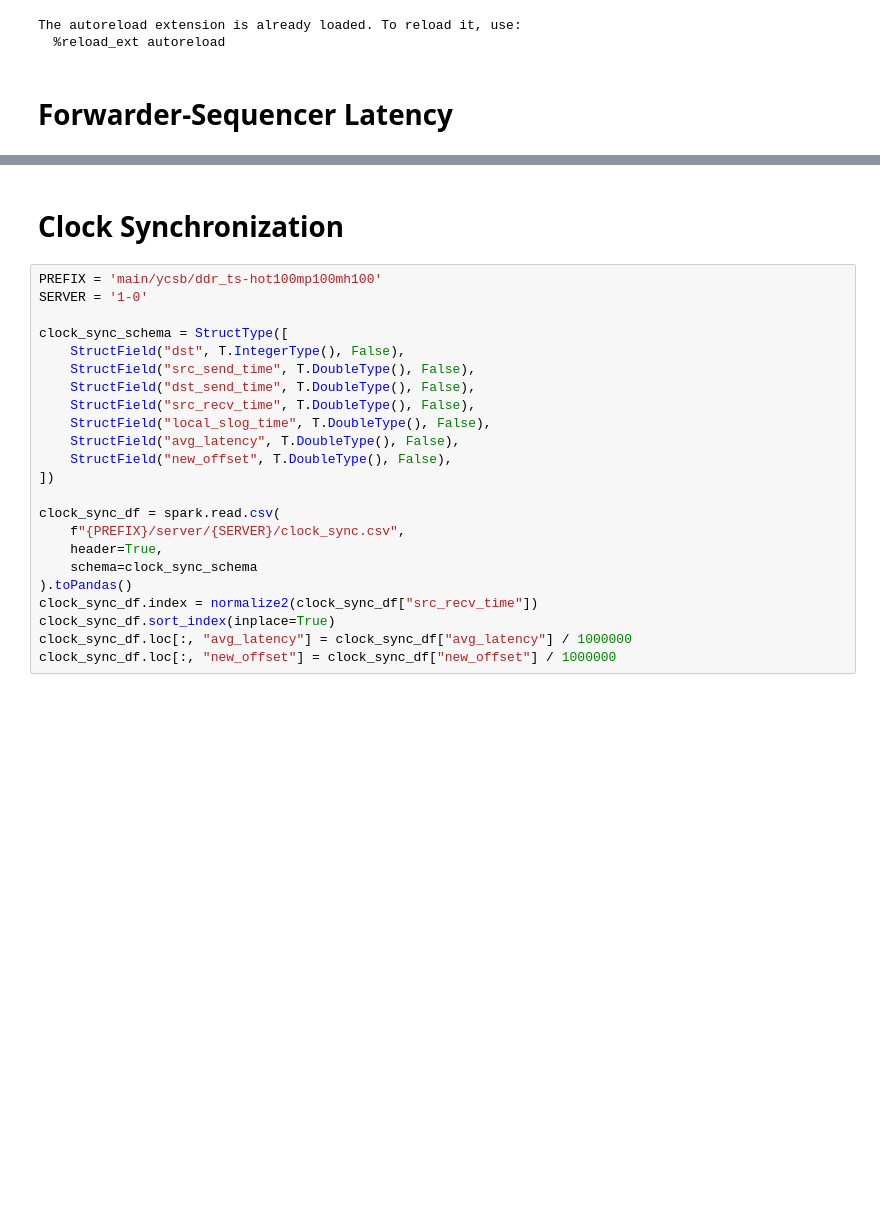
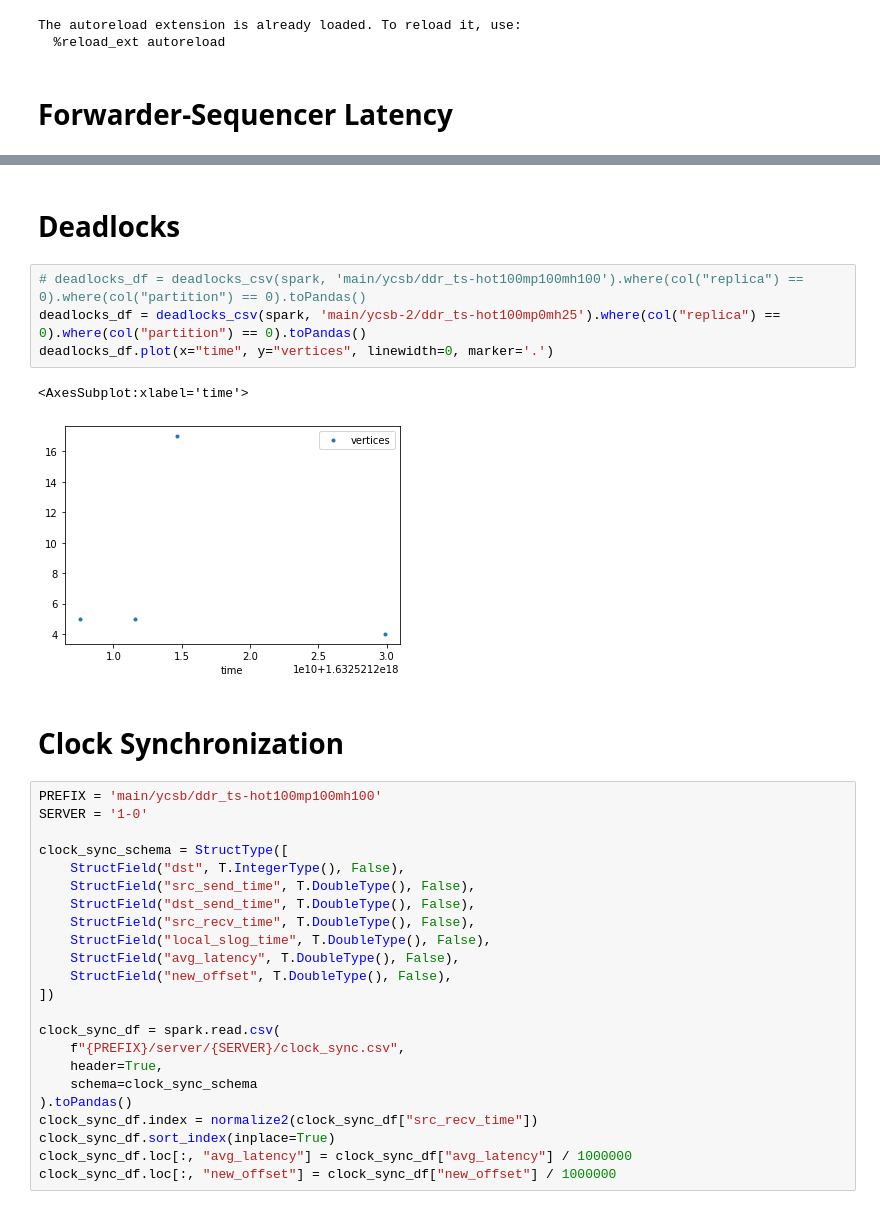
Before and after one commit to umd-dslam/DetockAnalysis, a Jupyter notebook: Other.ipynb, the cells around one changed output, grey strips where cells are left out. Cells and saved outputs as stored; diff of their text form; blank space fills up the shorter version.

```diff
--- a/Other.ipynb
+++ b/Other.ipynb
@@ -99,3 +109,12 @@ plt.tight_layout()
+# %% [markdown]
+# Deadlocks
+# %%
+# deadlocks_df = deadlocks_csv(spark, 'main/ycsb/ddr_ts-hot100mp100mh100').where(col("replica") == 0).where(col("partition") == 0).toPandas()
+deadlocks_df = deadlocks_csv(spark, 'main/ycsb-2/ddr_ts-hot100mp0mh25').where(col("replica") == 0).where(col("partition") == 0).toPandas()
+deadlocks_df.plot(x="time", y="vertices", linewidth=0, marker='.')
+# %% [output]
+<AxesSubplot:xlabel='time'>
+[figure, added]
 # %% [markdown]
 # Clock Synchronization
 # %%
```
Also changed, not shown: parts of 10 cells of this notebook, 7 other files.
